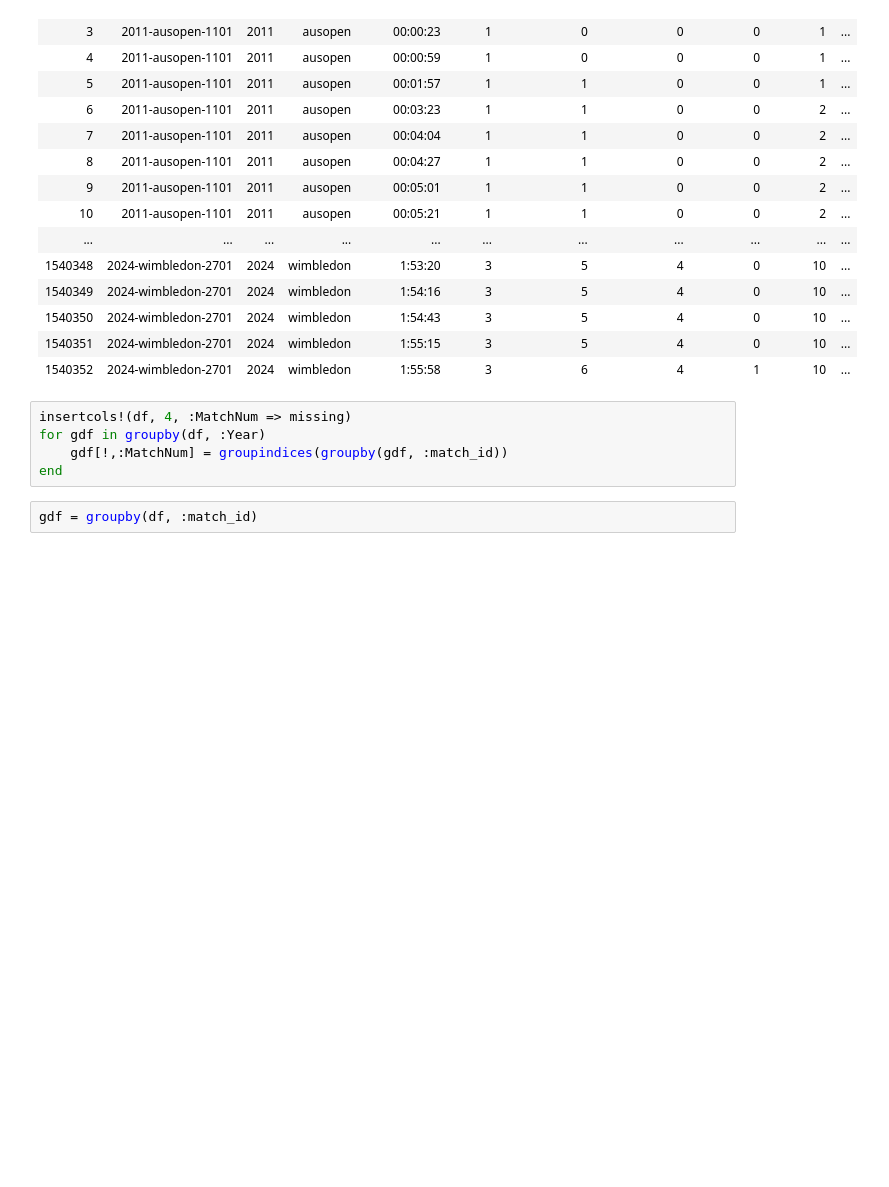
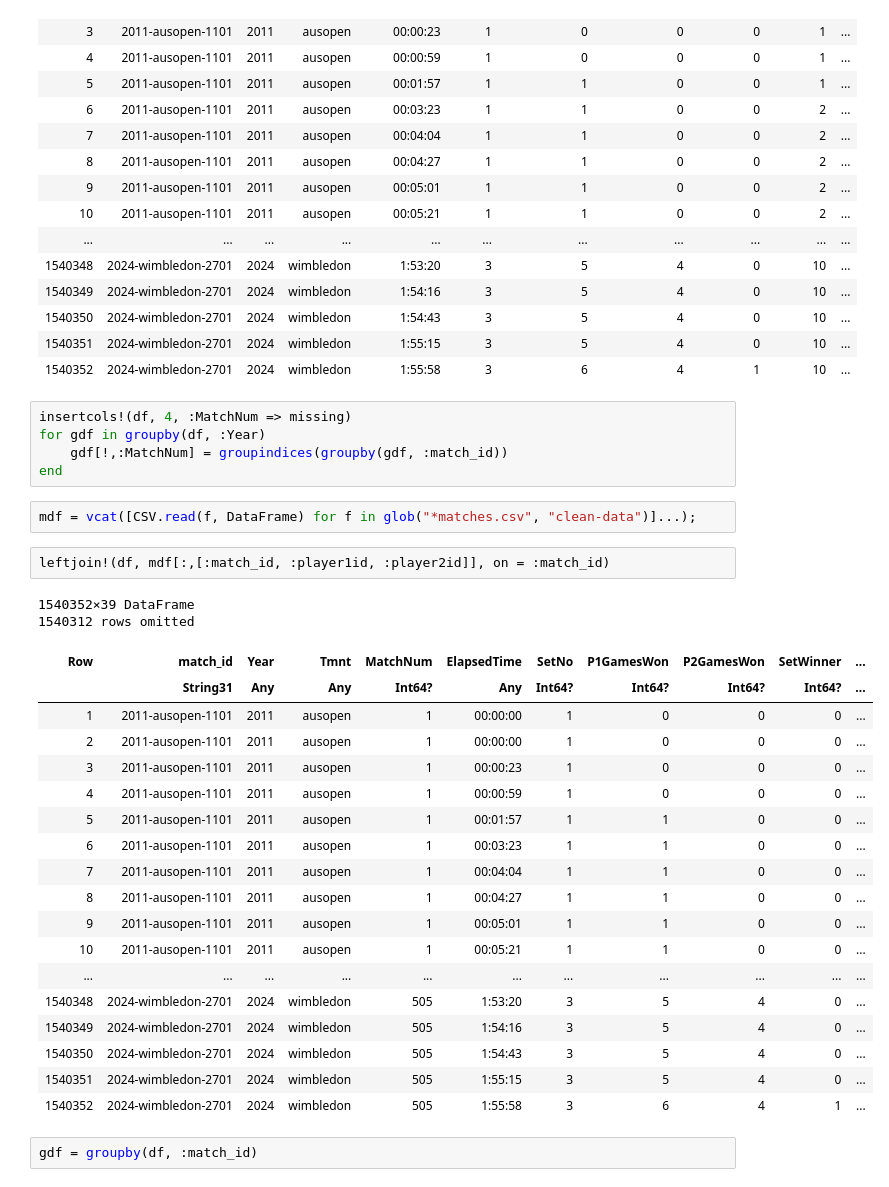
Before and after one commit to VictorKeil/grand-slam-analysis, a Jupyter notebook: Main.ipynb, the cells around one changed output. Drawn from its saved outputs; the diff is of its cells as text; blank space fills up the shorter version.

Commit message:
Add cleaned data

```diff
--- a/Main.ipynb
+++ b/Main.ipynb
@@ -144,6 +144,31 @@ insertcols!(df, 4, :MatchNum => missing)
 for gdf in groupby(df, :Year)
     gdf[!,:MatchNum] = groupindices(groupby(gdf, :match_id))
 end
+# %%
+mdf = vcat([CSV.read(f, DataFrame) for f in glob("*matches.csv", "clean-data")]...);
+# %%
+leftjoin!(df, mdf[:,[:match_id, :player1id, :player2id]], on = :match_id)
+# %% [output]
+1540352×39 DataFrame
+1540312 rows omitted
+| Row | match_id | Year | Tmnt | MatchNum | ElapsedTime | SetNo | P1GamesWon | P2GamesWon | SetWinner | ... |
+|  | String31 | Any | Any | Int64? | Any | Int64? | Int64? | Int64? | Int64? | ... |
+| 1 | 2011-ausopen-1101 | 2011 | ausopen | 1 | 00:00:00 | 1 | 0 | 0 | 0 | ... |
+| 2 | 2011-ausopen-1101 | 2011 | ausopen | 1 | 00:00:00 | 1 | 0 | 0 | 0 | ... |
+| 3 | 2011-ausopen-1101 | 2011 | ausopen | 1 | 00:00:23 | 1 | 0 | 0 | 0 | ... |
+| 4 | 2011-ausopen-1101 | 2011 | ausopen | 1 | 00:00:59 | 1 | 0 | 0 | 0 | ... |
+| 5 | 2011-ausopen-1101 | 2011 | ausopen | 1 | 00:01:57 | 1 | 1 | 0 | 0 | ... |
+| 6 | 2011-ausopen-1101 | 2011 | ausopen | 1 | 00:03:23 | 1 | 1 | 0 | 0 | ... |
+| 7 | 2011-ausopen-1101 | 2011 | ausopen | 1 | 00:04:04 | 1 | 1 | 0 | 0 | ... |
+| 8 | 2011-ausopen-1101 | 2011 | ausopen | 1 | 00:04:27 | 1 | 1 | 0 | 0 | ... |
+| 9 | 2011-ausopen-1101 | 2011 | ausopen | 1 | 00:05:01 | 1 | 1 | 0 | 0 | ... |
+| 10 | 2011-ausopen-1101 | 2011 | ausopen | 1 | 00:05:21 | 1 | 1 | 0 | 0 | ... |
+| ... | ... | ... | ... | ... | ... | ... | ... | ... | ... | ... |
+| 1540348 | 2024-wimbledon-2701 | 2024 | wimbledon | 505 | 1:53:20 | 3 | 5 | 4 | 0 | ... |
+| 1540349 | 2024-wimbledon-2701 | 2024 | wimbledon | 505 | 1:54:16 | 3 | 5 | 4 | 0 | ... |
+| 1540350 | 2024-wimbledon-2701 | 2024 | wimbledon | 505 | 1:54:43 | 3 | 5 | 4 | 0 | ... |
+| 1540351 | 2024-wimbledon-2701 | 2024 | wimbledon | 505 | 1:55:15 | 3 | 5 | 4 | 0 | ... |
+| 1540352 | 2024-wimbledon-2701 | 2024 | wimbledon | 505 | 1:55:58 | 3 | 6 | 4 | 1 | ... |
 # %%
 gdf = groupby(df, :match_id)
 # %% [output]
```
Also changed, not shown: parts of 9 cells of this notebook, 1 other file.
